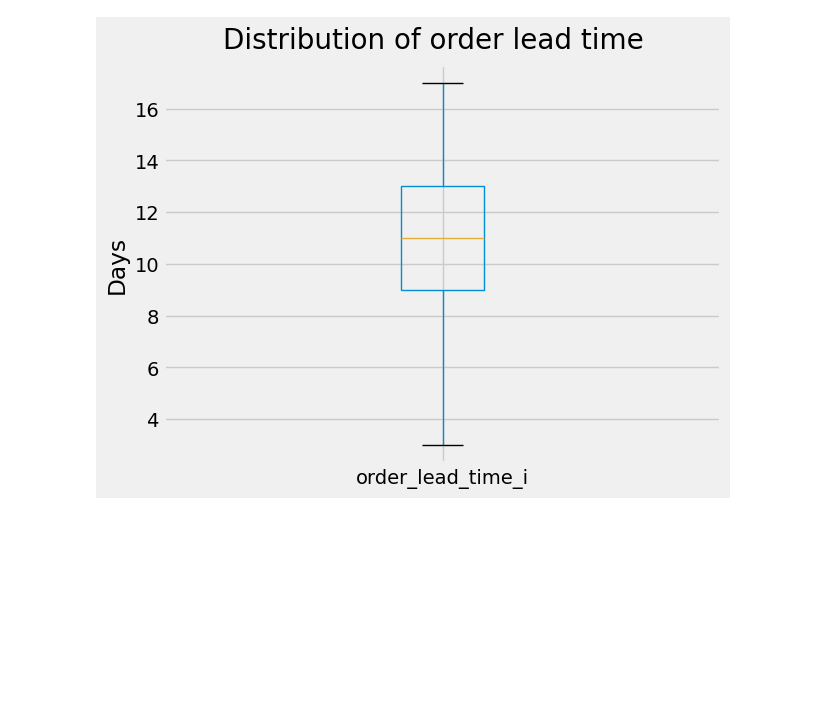
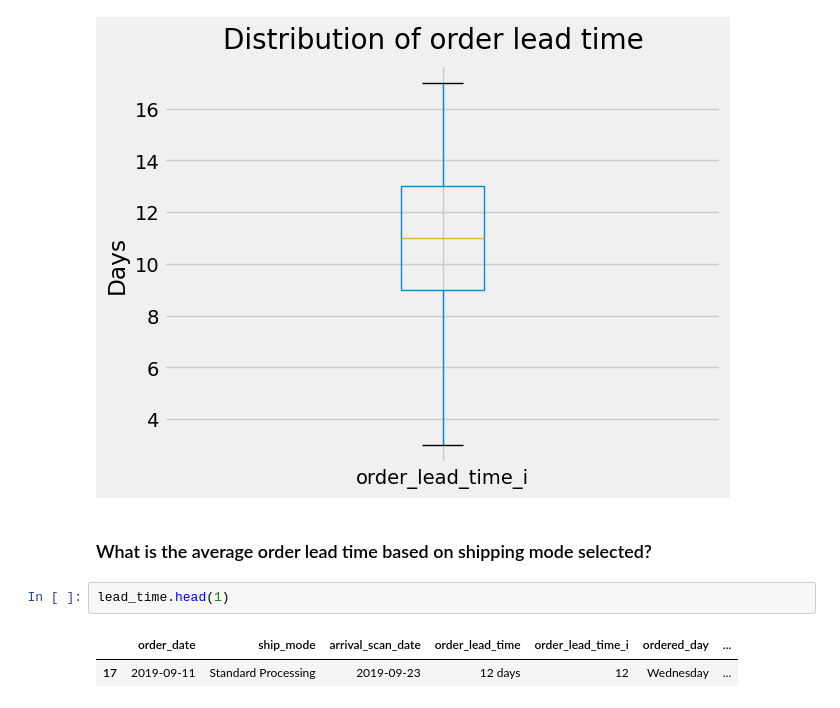
Before and after one commit to GioGonzalez07/EDA_project, a Jupyter notebook: order_lead_time.ipynb, the cells around one changed output. Cells and saved outputs as stored; diff of their text form; blank space fills up the shorter version.

```diff
--- a/order_lead_time.ipynb
+++ b/order_lead_time.ipynb
@@ -148,3 +148,10 @@ lead_time.boxplot(column='order_lead_time_i') # creates boxplot for order lead t
 plt.ylabel('Days');
 # %% [output]
 [figure]
+# %% [markdown]
+### What is the average order lead time based on shipping mode selected?
+# %%
+lead_time.head(1)
+# %% [output]
+|  | order_date | ship_mode | arrival_scan_date | order_lead_time | order_lead_time_i | ordered_day | ... |
+| 17 | 2019-09-11 | Standard Processing | 2019-09-23 | 12 days | 12 | Wednesday | ... |
```
Also changed, not shown: parts of 7 cells of this notebook.
